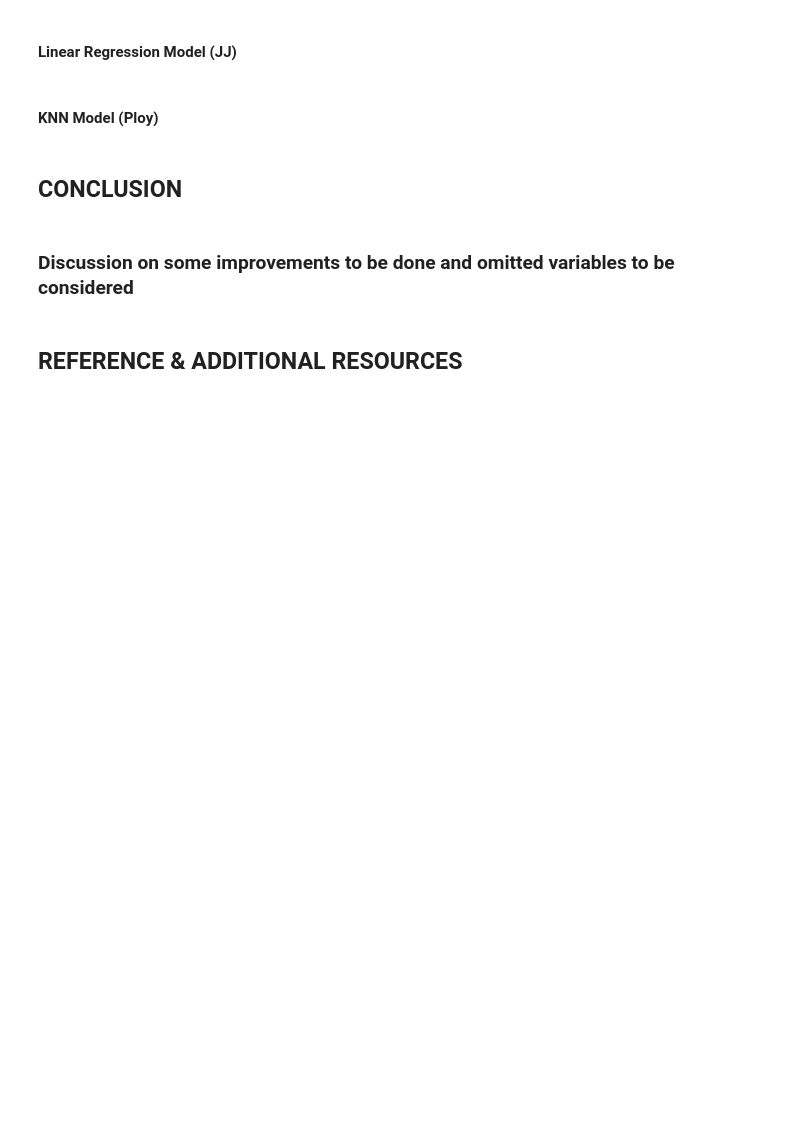
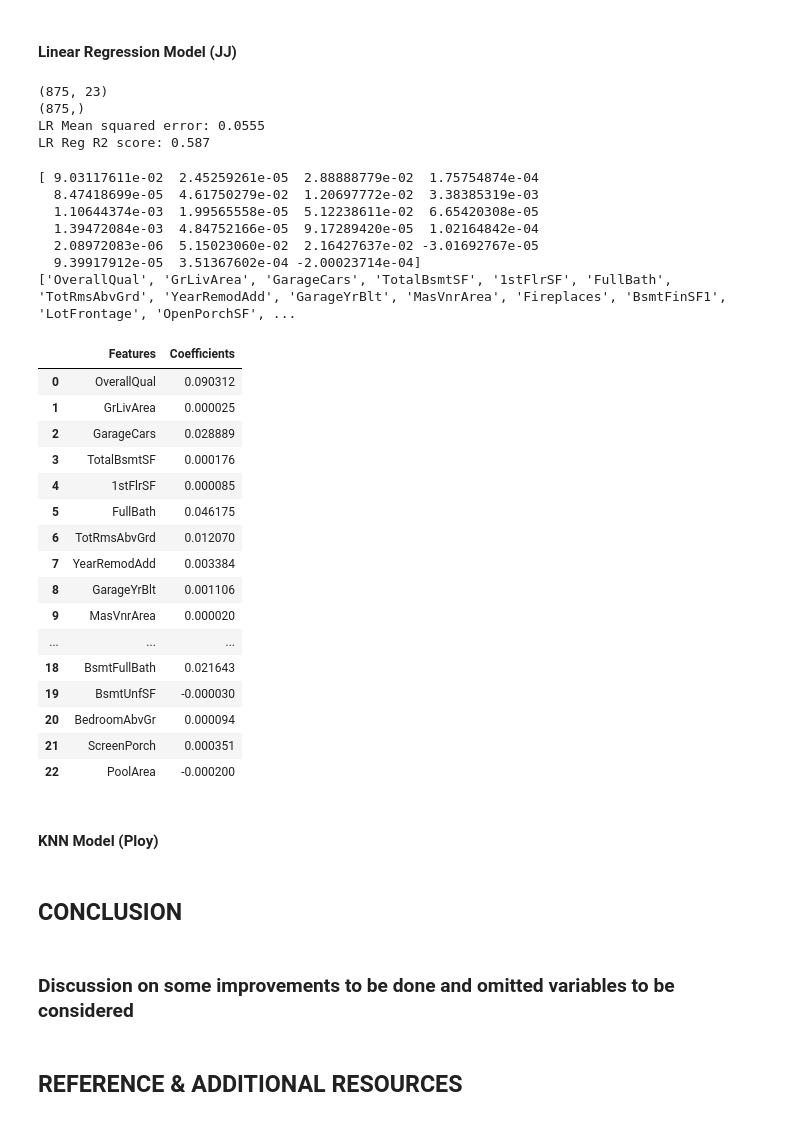
Before and after one commit to jjpeh/W207, a Jupyter notebook: W207_Home_Price_Prediction.ipynb, the cells around one changed output. Saved outputs shown, nothing was run; the diff lists cells and outputs as text; code cells hidden in the pictures; blank space fills up the shorter version.

```diff
--- a/W207_Home_Price_Prediction.ipynb
+++ b/W207_Home_Price_Prediction.ipynb
@@ -396,3 +403,17 @@ features on final dataframe for modeling:
 ## FEATURE ENGINEERING
 # %% [markdown]
 ## MODELING
+# %%
+# split filtered dataset into train_data (4/5) and dev_data (1/5)
+num_train = int(transform_df.shape[0]*(4/5))
+train_data = transform_df.iloc[:num_train]
+dev_data =  transform_df.iloc[num_train:]
+
+print(train_data.shape)
+print(dev_data.shape)
+
+# separate SalePrice as train label
+train_label = train_data.pop('SalePrice')
+dev_label = dev_data.pop('SalePrice')
+print(train_label.head())
+print(train_data.shape)
@@ -399,5 +430,66 @@ features on final dataframe for modeling:
 # %% [markdown]
 #### Linear Regression Model (JJ)
+# %%
+# vectproze train_data and train_label
+train_data_matrix = train_data.as_matrix()
+train_label_matrix = train_label.as_matrix()
+dev_data_matrix = dev_data.as_matrix()
+dev_label_matrix = dev_label.as_matrix()
+print(train_data_matrix.shape)
+print(train_label_matrix.shape)
+
+# use linear regression as 1st model
+model1_lr = LinearRegression()
+model1_lr.fit(train_data_matrix, train_label_matrix)
+pred = model1_lr.predict(dev_data_matrix)
+coeff = model1_lr.coef_
+print('LR Mean squared error: {:.3}'.format(mean_squared_error(dev_label, pred)))
+print('LR Reg R2 score: {:.3}'.format(r2_score(dev_label, pred)))
+
+# JJ comment: F1 score only takes in 1D-array. we will use this if we want to analyze f1score feature by feature
+###print('LR Reg F1 score: {:.3}'.format(f1_score(dev_label, pred)))
+
+### remember that SalePrice has been log transformed. need to use np.exp() to convert it back to actual SalePrice
+# %% [output]
+(875, 23)
+(875,)
+LR Mean squared error: 0.0555
+LR Reg R2 score: 0.587
+# %%
+# check coefficient on each label
+print(coeff)
+print(dev_data.columns.tolist())
+
+lr_list = [('Features', dev_data.columns.tolist()),
+         ('Coefficients', coeff.tolist()),
+         ]
+lr_df = pd.DataFrame.from_items(sales)
+lr_df
+# %% [output]
+[ 9.03117611e-02  2.45259261e-05  2.88888779e-02  1.75754874e-04
+  8.47418699e-05  4.61750279e-02  1.20697772e-02  3.38385319e-03
+  1.10644374e-03  1.99565558e-05  5.12238611e-02  6.65420308e-05
+  1.39472084e-03  4.84752166e-05  9.17289420e-05  1.02164842e-04
+  2.08972083e-06  5.15023060e-02  2.16427637e-02 -3.01692767e-05
+  9.39917912e-05  3.51367602e-04 -2.00023714e-04]
+['OverallQual', 'GrLivArea', 'GarageCars', 'TotalBsmtSF', '1stFlrSF', 'FullBath', 'TotRmsAbvGrd', 'YearRemodAdd', 'GarageYrBlt', 'MasVnrArea', 'Fireplaces', 'BsmtFinSF1', 'LotFrontage', 'OpenPorchSF', ...
+|  | Features | Coefficients |
+| 0 | OverallQual | 0.090312 |
+| 1 | GrLivArea | 0.000025 |
+| 2 | GarageCars | 0.028889 |
+| 3 | TotalBsmtSF | 0.000176 |
+| 4 | 1stFlrSF | 0.000085 |
+| 5 | FullBath | 0.046175 |
+| 6 | TotRmsAbvGrd | 0.012070 |
+| 7 | YearRemodAdd | 0.003384 |
+| 8 | GarageYrBlt | 0.001106 |
+| 9 | MasVnrArea | 0.000020 |
+| ... | ... | ... |
+| 18 | BsmtFullBath | 0.021643 |
+| 19 | BsmtUnfSF | -0.000030 |
+| 20 | BedroomAbvGr | 0.000094 |
+| 21 | ScreenPorch | 0.000351 |
+| 22 | PoolArea | -0.000200 |
 # %% [markdown]
 #### KNN Model (Ploy)
 # %% [markdown]
```
Also changed, not shown: parts of 7 cells of this notebook.
